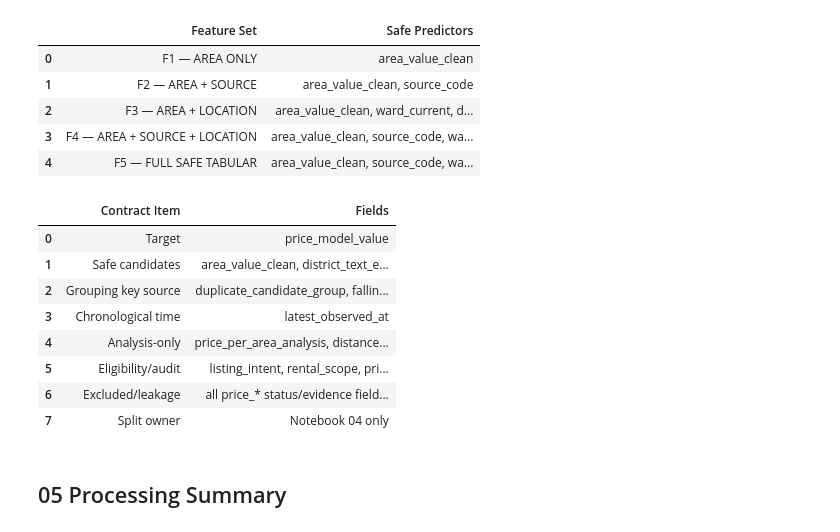
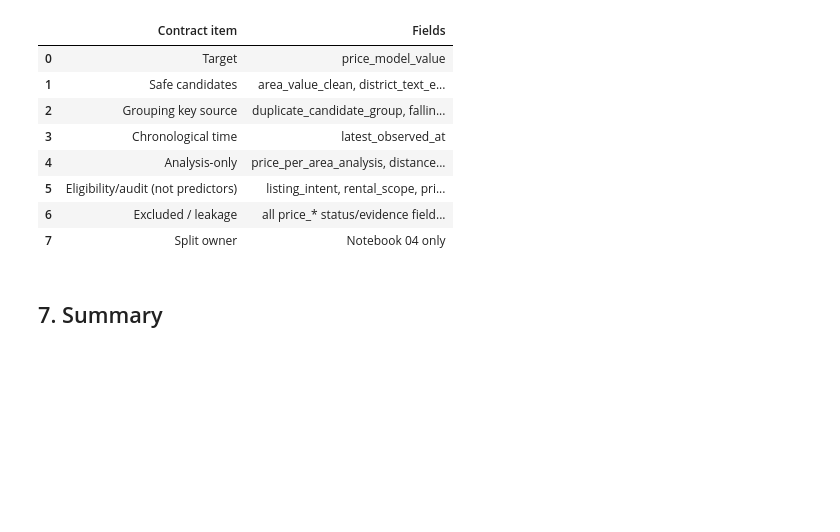
Before and after one commit to HauCoder2005/roombeacon-system, a Jupyter notebook: notebooks/03_roombeacon_processing.ipynb, the cells around one changed output. Saved outputs shown, nothing was run; the diff lists cells and outputs as text; code cells hidden in the pictures; blank space fills up the shorter version.

```diff
--- a/notebooks/03_roombeacon_processing.ipynb
+++ b/notebooks/03_roombeacon_processing.ipynb
@@ -87,40 +290,39 @@ display(pd.Series({'trusted_coordinate_rows':int(processed_df.has_trusted_coordi
 # %%
-contract_frame=processed_df.assign(title_length=processed_df.title_clean.astype('string').str.len().astype('Float64'))
-SAFE_FEATURE_SETS=build_feature_sets(contract_frame.columns)
-for name,features in SAFE_FEATURE_SETS.items(): audit_features(features)
-for forbidden in ['price_per_area_analysis',TARGET,'price_amount','rental_post_id','duplicate_candidate_group']:
- try: audit_features(['area_value_clean',forbidden])
- except ValueError: pass
- else: raise AssertionError(f'Leakage guard failed for {forbidden}')
-feature_contract=pd.DataFrame([{'Feature Set':name,'Safe Predictors':', '.join(features)} for name,features in SAFE_FEATURE_SETS.items()])
-excluded=sorted(FORBIDDEN_PREDICTORS|{'all price_* status/evidence fields','parser/quality fields that encode target validation'})
-contract_summary=pd.DataFrame([
- {'Contract Item':'Target','Fields':TARGET},
- {'Contract Item':'Safe candidates','Fields':', '.join(sorted(set(sum(SAFE_FEATURE_SETS.values(),[]))))},
- {'Contract Item':'Grouping key source','Fields':'duplicate_candidate_group, falling back to rental_post_id in Notebook 04'},
- {'Contract Item':'Chronological time','Fields':'latest_observed_at'},
- {'Contract Item':'Analysis-only','Fields':'price_per_area_analysis, distance_km_analysis'},
- {'Contract Item':'Eligibility/audit','Fields':'listing_intent, rental_scope, price_target_trust_status, price_model_suitability, area_model_suitability, admin_consistency_status; not predictors'},
- {'Contract Item':'Excluded/leakage','Fields':', '.join(excluded)},
- {'Contract Item':'Split owner','Fields':'Notebook 04 only'},
-])
-display(feature_contract); display(contract_summary)
-assert 'dataset_split' not in processed_df.columns
+excluded = sorted(
+    FORBIDDEN_PREDICTORS
+    | {"all price_* status/evidence fields", "parser/quality fields that encode target validation"}
+)
+contract_summary = pd.DataFrame(
+    [
+        ("Target", TARGET),
+        ("Safe candidates", ", ".join(sorted(set(sum(SAFE_FEATURE_SETS.values(), []))))),
+        (
+            "Grouping key source",
+            "duplicate_candidate_group, falling back to rental_post_id in Notebook 04",
+        ),
+        ("Chronological time", "latest_observed_at"),
+        ("Analysis-only", "price_per_area_analysis, distance_km_analysis"),
+        (
+            "Eligibility/audit (not predictors)",
+            "listing_intent, rental_scope, price_target_trust_status, price_model_suitability, "
+            "area_model_suitability, admin_consistency_status",
+        ),
+        ("Excluded / leakage", ", ".join(excluded)),
+        ("Split owner", "Notebook 04 only"),
+    ],
+    columns=["Contract item", "Fields"],
+)
+display(contract_summary)
+assert "dataset_split" not in processed_df.columns
 # %% [output]
-|  | Feature Set | Safe Predictors |
-| 0 | F1 — AREA ONLY | area_value_clean |
-| 1 | F2 — AREA + SOURCE | area_value_clean, source_code |
-| 2 | F3 — AREA + LOCATION | area_value_clean, ward_current, d... |
-| 3 | F4 — AREA + SOURCE + LOCATION | area_value_clean, source_code, wa... |
-| 4 | F5 — FULL SAFE TABULAR | area_value_clean, source_code, wa... |
+|  | Contract item | Fields |
+| 0 | Target | price_model_value |
+| 1 | Safe candidates | area_value_clean, district_text_e... |
+| 2 | Grouping key source | duplicate_candidate_group, fallin... |
+| 3 | Chronological time | latest_observed_at |
+| 4 | Analysis-only | price_per_area_analysis, distance... |
+| 5 | Eligibility/audit (not predictors) | listing_intent, rental_scope, pri... |
+| 6 | Excluded / leakage | all price_* status/evidence field... |
+| 7 | Split owner | Notebook 04 only |
-|  | Contract Item | Fields |
-| 0 | Target | price_model_value |
-| 1 | Safe candidates | area_value_clean, district_text_e... |
-| 2 | Grouping key source | duplicate_candidate_group, fallin... |
-| 3 | Chronological time | latest_observed_at |
-| 4 | Analysis-only | price_per_area_analysis, distance... |
-| 5 | Eligibility/audit | listing_intent, rental_scope, pri... |
-| 6 | Excluded/leakage | all price_* status/evidence field... |
-| 7 | Split owner | Notebook 04 only |
 # %% [markdown]
-## 05 Processing Summary
+## 7. Summary
```
Also changed, not shown: parts of 23 cells of this notebook, 2 other files.
